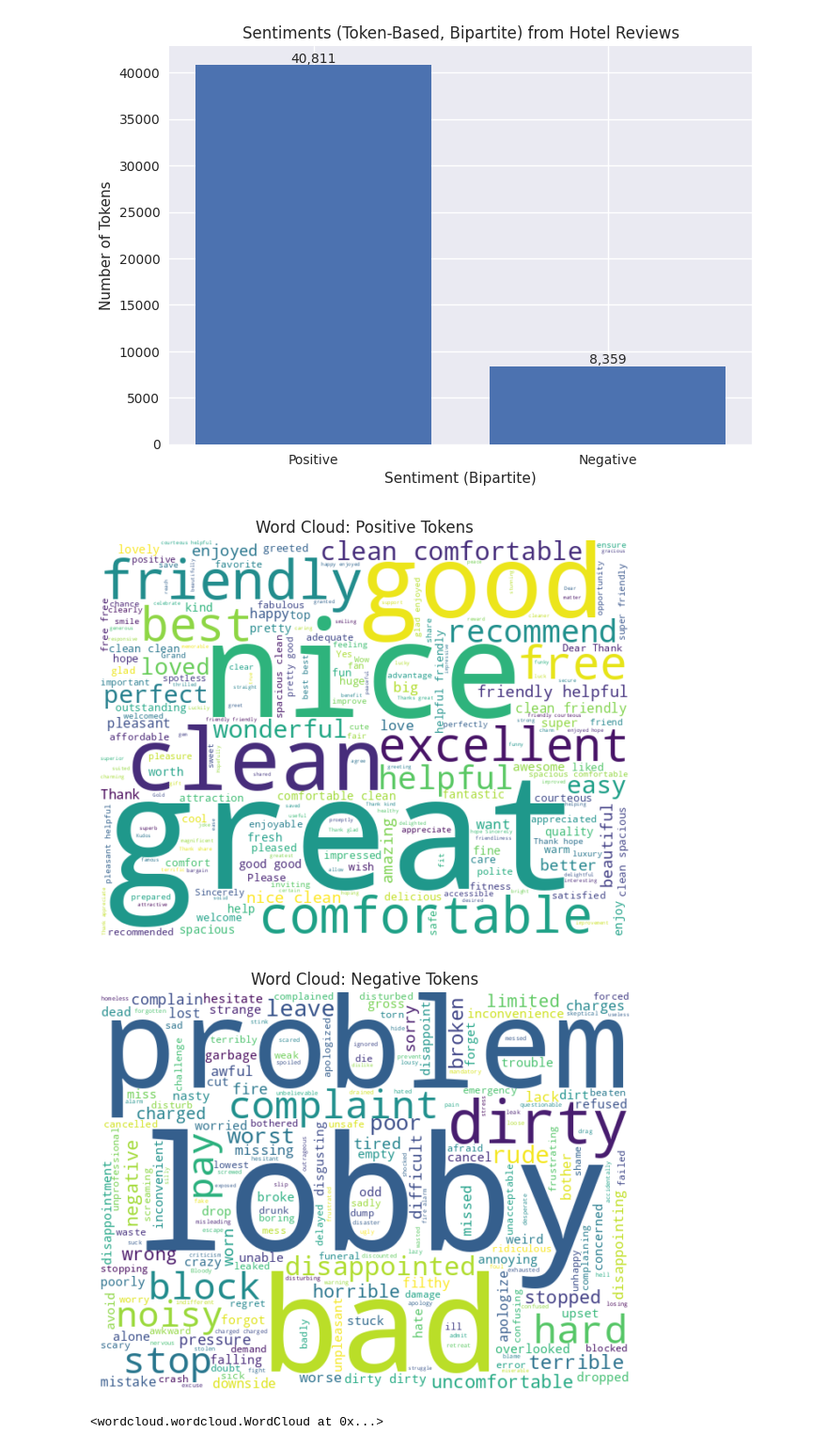
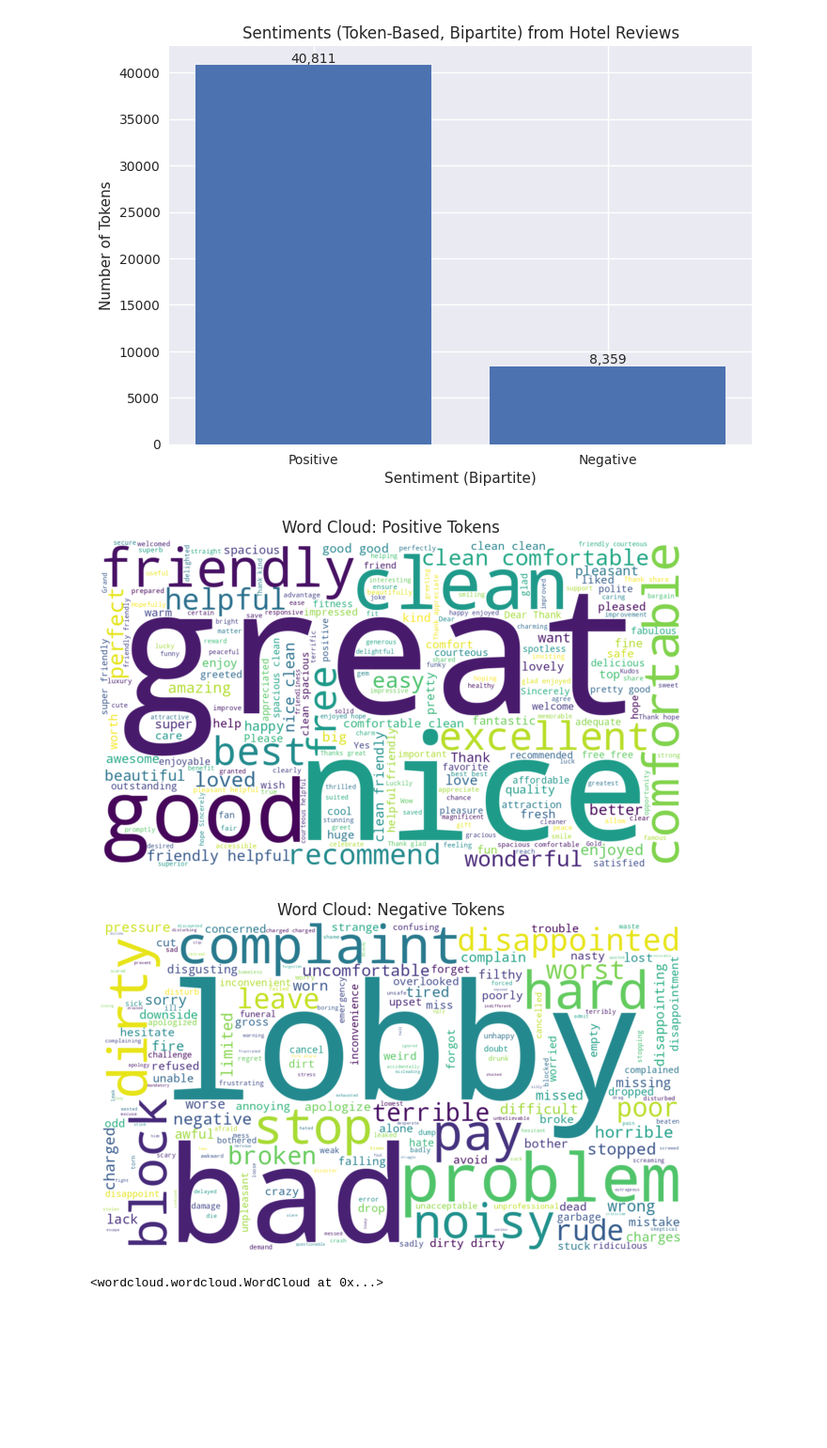
Before and after one commit to jiyometrik/pw23, a Jupyter notebook: main.ipynb, the cells around one changed output. Shown at 94% size. Drawn from its saved outputs; the diff is of its cells as text; code cells hidden in the pictures; blank space fills up the shorter version.

```diff
--- a/main.ipynb
+++ b/main.ipynb
@@ -91,24 +91,25 @@ plt.savefig("./results/rq1/bar_bipartite.png")
 [figure]
 # %%
 # wordcloud (positive tokens)
-wordcloud = wc.WordCloud(background_color="white", mode="RGB", width=640, height=480)
+wordcloud = wc.WordCloud(background_color="white", mode="RGB", width=1280, height=720)
 wordcloud.generate(tokens_pos)
 plt.figure()
 plt.imshow(wordcloud, interpolation="bilinear")
 plt.axis('off')
 plt.title("Word Cloud: Positive Tokens")
 plt.show()
-wordcloud.to_file("./results/rq1/wordcloud_pos.png")
+wordcloud.to_file("./results/rq1/wordcloud_pos.png",)
+# plt.savefig("./results/rq1/wordcloud_pos.png", dpi=600)
 
 # wordcloud (negative tokens)
 wordcloud.generate(tokens_neg)
 plt.figure()
 plt.imshow(wordcloud, interpolation="bilinear")
 plt.axis('off')
 plt.title("Word Cloud: Negative Tokens")
 plt.show()
 wordcloud.to_file("./results/rq1/wordcloud_neg.png")
 # %% [output]
-[figure, old version]
+[figure, new version]
-[figure, old version]
+[figure, new version]
 <wordcloud.wordcloud.WordCloud at 0x...>
```
Also changed, not shown: parts of 1 cell of this notebook, 3 other files.
